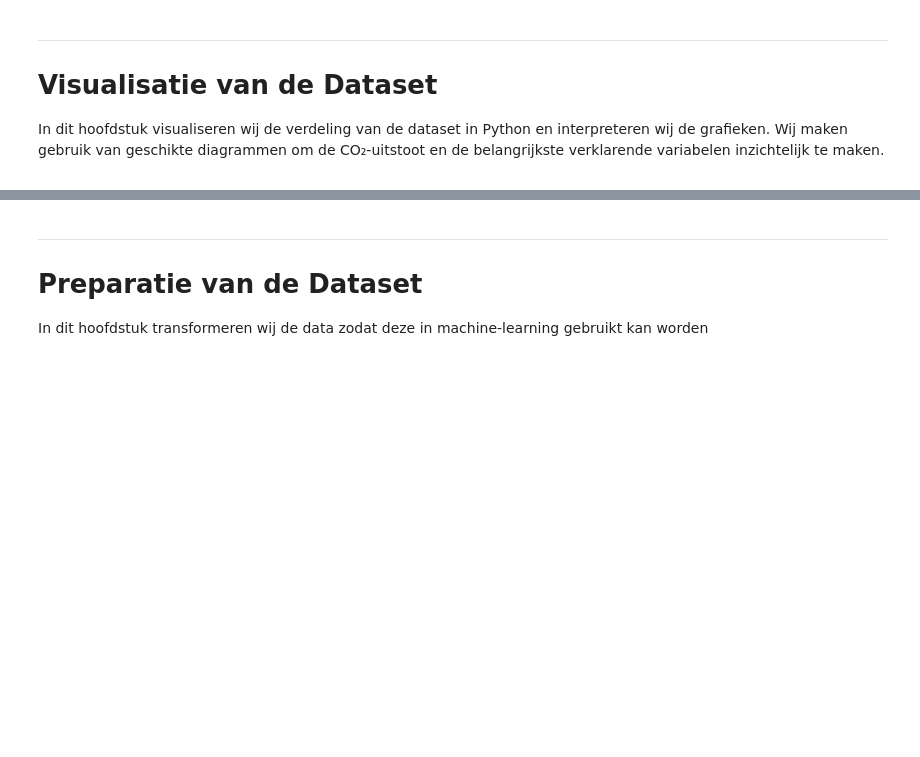
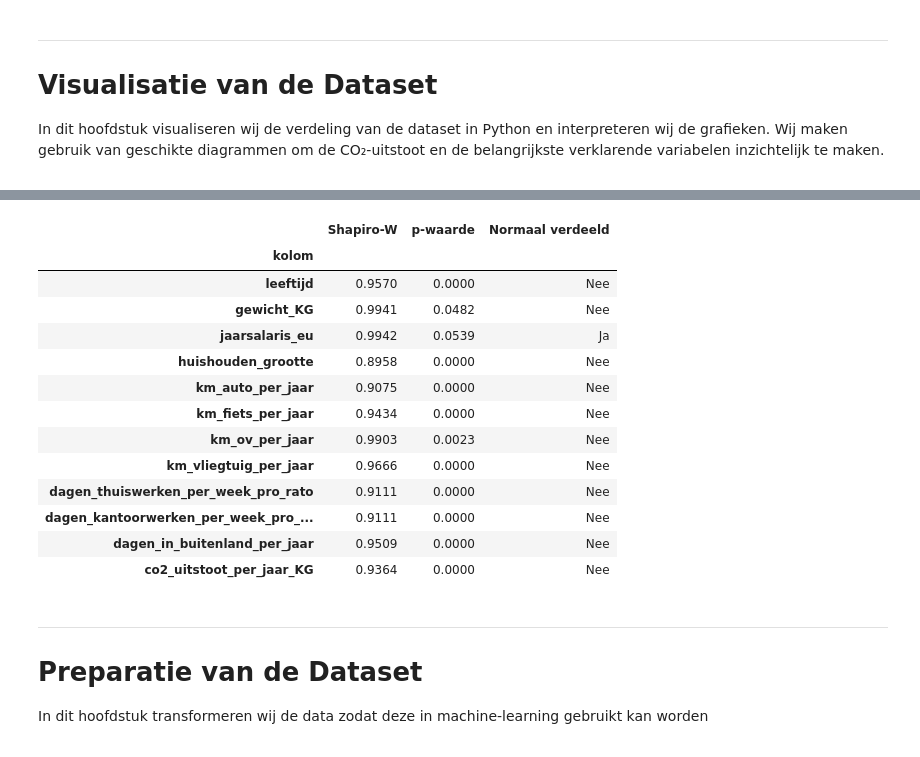
Before and after one commit to EchoinSilences/WiskundePortfolioHHS, a Jupyter notebook: Onderzoek.ipynb, the cells around one changed output, grey strips where cells are left out. Cells and saved outputs as stored; diff of their text form; code cells hidden in the pictures; blank space fills up the shorter version.

```diff
--- a/Onderzoek.ipynb
+++ b/Onderzoek.ipynb
@@ -234,5 +248,37 @@ In dit hoofdstuk visualiseren wij de verdeling van de dataset in Python en inter
 # %%
 # Python: Toets, met behulp van statistiek, of de verdelingen normaal verdeeld zijn.
+# Shapiro-Wilk toets voor alle numerieke kolommen (max 500 rijen vanwege gevoeligheid bij grote datasets)
+
+numeric_cols = df.select_dtypes(include='number').columns.drop('persoon_ID', errors='ignore')
+
+resultaten = []
+for col in numeric_cols:
+    steekproef = df[col].dropna().sample(min(500, len(df)), random_state=42)
+    stat, p = stats.shapiro(steekproef)
+    resultaten.append({
+        'kolom': col,
+        'Shapiro-W': round(stat, 4),
+        'p-waarde': round(p, 4),
+        'Normaal verdeeld': 'Ja' if p > 0.05 else 'Nee'
+    })
+
+shapiro_df = pd.DataFrame(resultaten).set_index('kolom')
+display(shapiro_df)
+# %% [output]
+|  | Shapiro-W | p-waarde | Normaal verdeeld |
+| kolom |  |  |  |
+| leeftijd | 0.9570 | 0.0000 | Nee |
+| gewicht_KG | 0.9941 | 0.0482 | Nee |
+| jaarsalaris_eu | 0.9942 | 0.0539 | Ja |
+| huishouden_grootte | 0.8958 | 0.0000 | Nee |
+| km_auto_per_jaar | 0.9075 | 0.0000 | Nee |
+| km_fiets_per_jaar | 0.9434 | 0.0000 | Nee |
+| km_ov_per_jaar | 0.9903 | 0.0023 | Nee |
+| km_vliegtuig_per_jaar | 0.9666 | 0.0000 | Nee |
+| dagen_thuiswerken_per_week_pro_rato | 0.9111 | 0.0000 | Nee |
+| dagen_kantoorwerken_per_week_pro_... | 0.9111 | 0.0000 | Nee |
+| dagen_in_buitenland_per_jaar | 0.9509 | 0.0000 | Nee |
+| co2_uitstoot_per_jaar_KG | 0.9364 | 0.0000 | Nee |
 # %% [markdown]
 <div style="font-family: 'Times New Roman', serif; line-height: 1.3;">
 
```
Also changed, not shown: parts of 2 cells of this notebook, 1 other file.
